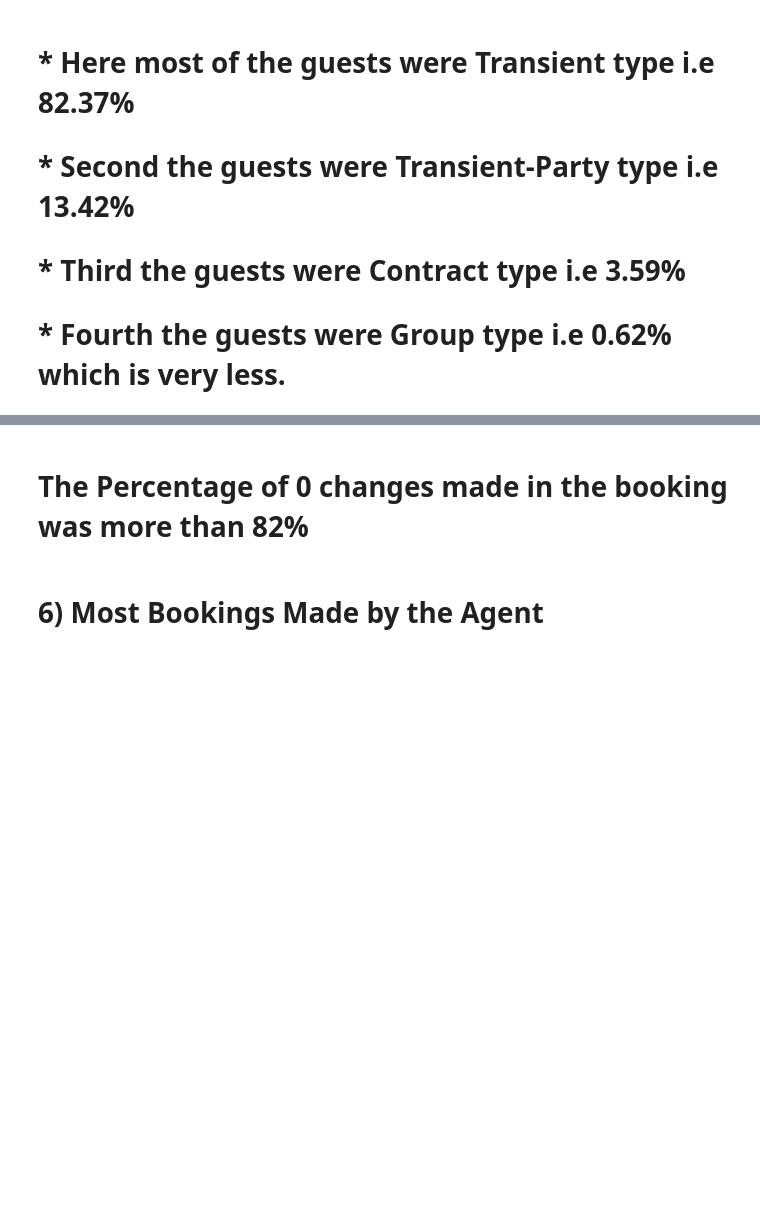
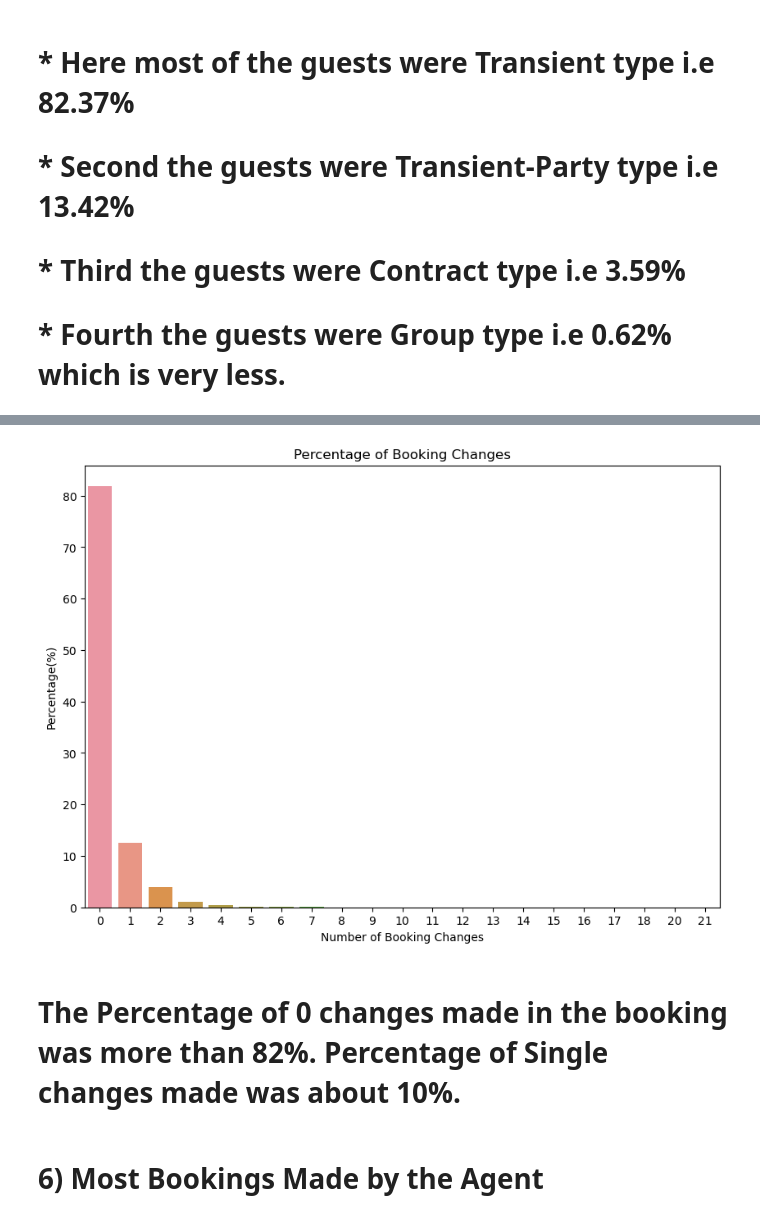
Before and after one commit to Surya9435/Hotel_Booking_Analysis_EDA, a Jupyter notebook: Hotel_EDA-checkpoint.ipynb, the cells around one changed output, grey strips where cells are left out. Drawn from its saved outputs; the diff is of its cells as text; code cells hidden in the pictures; blank space fills up the shorter version.

```diff
--- a/Hotel_EDA-checkpoint.ipynb
+++ b/Hotel_EDA-checkpoint.ipynb
@@ -384,0 +385,3 @@ plt.show()
+# %%
+booking_changes = df["booking_changes"].value_counts()
+booking_changes
@@ -391,15 +427,18 @@ NameError: name 'booking_changes' is not defined
 # %%
 # Visualization of the above Data
 
-plt.figure(figsize=(8,4))
+plt.figure(figsize=(10,7))
 sns.barplot(x = b_change["index"],y= b_change["booking_changes"])
 plt.title("Percentage of Booking Changes")
 plt.xlabel("Number of Booking Changes")
 plt.ylabel("Percentage(%)")
+plt.show()
+# %% [output]
+[figure, added]
 # %% [markdown]
 
 
-# The Percentage of 0 changes made in the booking was more than 82%
+# The Percentage of 0 changes made in the booking was more than 82%. Percentage of Single changes made was about 10%.
 # %% [markdown]
 # 6) Most Bookings Made by the Agent
 # %%
```
Also changed, not shown: parts of 16 cells of this notebook.
